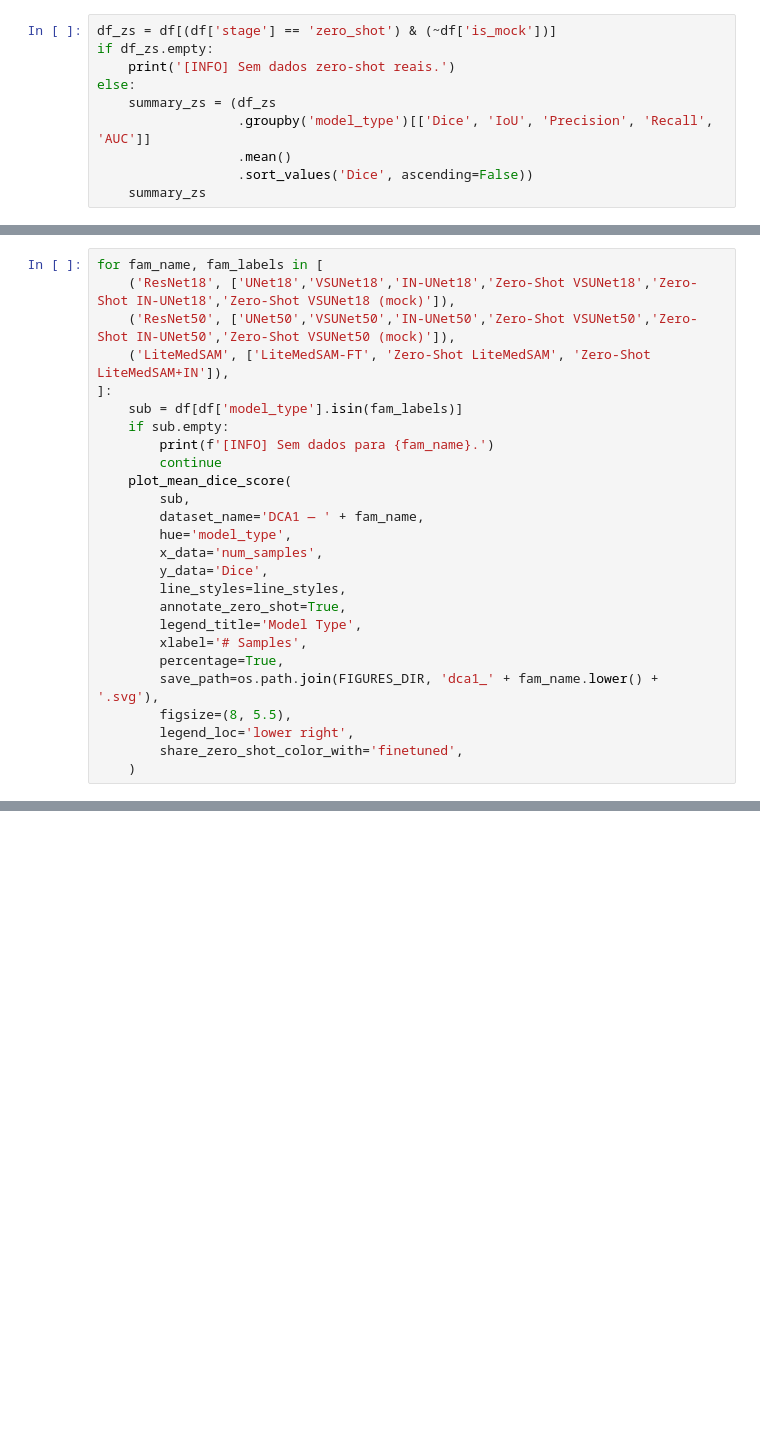
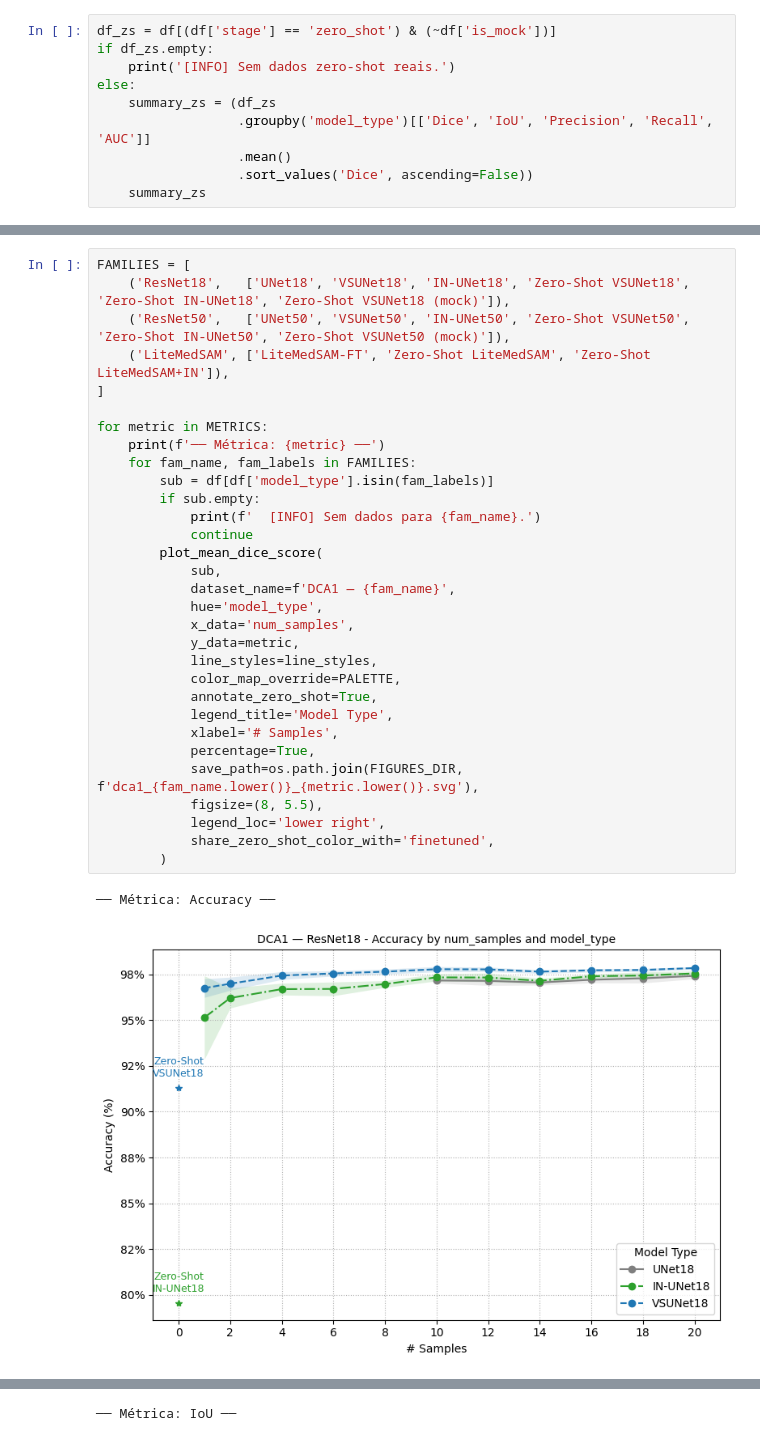
Before and after one commit to galvaowesley/vess-shape-experiments, a Jupyter notebook: 04_evaluation/eval_dca1.ipynb, the cells around one changed output, grey strips where cells are left out. Cells and saved outputs as stored; diff of their text form; blank space fills up the shorter version.

```diff
--- a/04_evaluation/eval_dca1.ipynb
+++ b/04_evaluation/eval_dca1.ipynb
@@ -220,26 +271,34 @@ plot_mean_dice_score(
 # %%
-for fam_name, fam_labels in [
-    ('ResNet18', ['UNet18','VSUNet18','IN-UNet18','Zero-Shot VSUNet18','Zero-Shot IN-UNet18','Zero-Shot VSUNet18 (mock)']),
-    ('ResNet50', ['UNet50','VSUNet50','IN-UNet50','Zero-Shot VSUNet50','Zero-Shot IN-UNet50','Zero-Shot VSUNet50 (mock)']),
+FAMILIES = [
+    ('ResNet18',   ['UNet18', 'VSUNet18', 'IN-UNet18', 'Zero-Shot VSUNet18', 'Zero-Shot IN-UNet18', 'Zero-Shot VSUNet18 (mock)']),
+    ('ResNet50',   ['UNet50', 'VSUNet50', 'IN-UNet50', 'Zero-Shot VSUNet50', 'Zero-Shot IN-UNet50', 'Zero-Shot VSUNet50 (mock)']),
     ('LiteMedSAM', ['LiteMedSAM-FT', 'Zero-Shot LiteMedSAM', 'Zero-Shot LiteMedSAM+IN']),
-]:
-    sub = df[df['model_type'].isin(fam_labels)]
-    if sub.empty:
-        print(f'[INFO] Sem dados para {fam_name}.')
-        continue
-    plot_mean_dice_score(
-        sub,
-        dataset_name='DCA1 — ' + fam_name,
-        hue='model_type',
-        x_data='num_samples',
-        y_data='Dice',
-        line_styles=line_styles,
-        annotate_zero_shot=True,
-        legend_title='Model Type',
-        xlabel='# Samples',
-        percentage=True,
-        save_path=os.path.join(FIGURES_DIR, 'dca1_' + fam_name.lower() + '.svg'),
-        figsize=(8, 5.5),
-        legend_loc='lower right',
-        share_zero_shot_color_with='finetuned',
-    )
+]
+
+for metric in METRICS:
+    print(f'── Métrica: {metric} ──')
+    for fam_name, fam_labels in FAMILIES:
+        sub = df[df['model_type'].isin(fam_labels)]
+        if sub.empty:
+            print(f'  [INFO] Sem dados para {fam_name}.')
+            continue
+        plot_mean_dice_score(
+            sub,
+            dataset_name=f'DCA1 — {fam_name}',
+            hue='model_type',
+            x_data='num_samples',
+            y_data=metric,
+            line_styles=line_styles,
+            color_map_override=PALETTE,
+            annotate_zero_shot=True,
+            legend_title='Model Type',
+            xlabel='# Samples',
+            percentage=True,
+            save_path=os.path.join(FIGURES_DIR, f'dca1_{fam_name.lower()}_{metric.lower()}.svg'),
+            figsize=(8, 5.5),
+            legend_loc='lower right',
+            share_zero_shot_color_with='finetuned',
+        )
+# %% [output]
+── Métrica: Accuracy ──
+[figure, added]
@@ -245,0 +307 @@ for fam_name, fam_labels in [
+── Métrica: IoU ──
```
Also changed, not shown: parts of 6 cells of this notebook, 7 other files.
